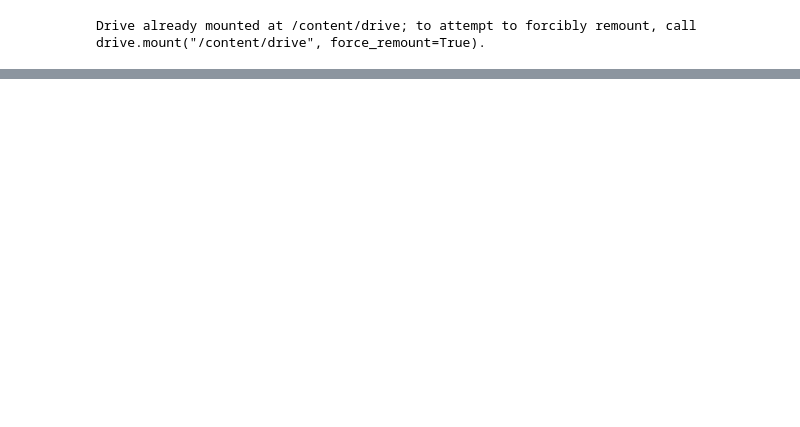
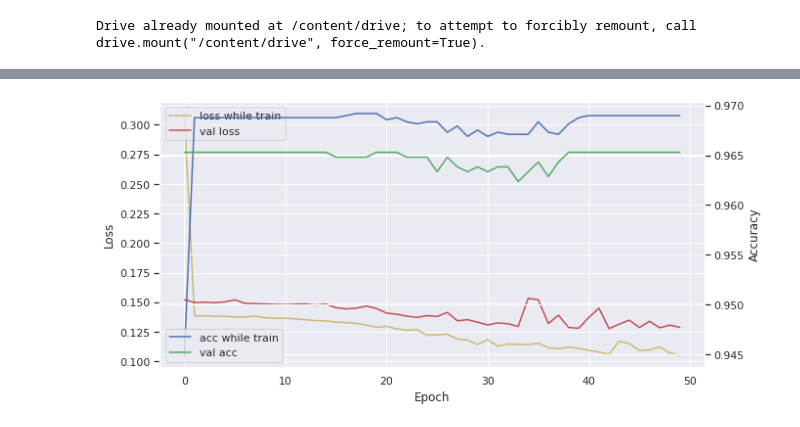
Before and after one commit to kdstheace/Project_FinancialAnalysis, a Jupyter notebook: Financial_analysis.ipynb, the cells around one changed output, grey strips where cells are left out. Drawn from its saved outputs; the diff is of its cells as text; code cells hidden in the pictures; blank space fills up the shorter version.

```diff
--- a/Financial_analysis.ipynb
+++ b/Financial_analysis.ipynb
@@ -166,5 +269,7 @@ labels=['nope', 'yes']
 # %%
-i=1277
-print(labels[np.argmax(y_test[i])])
-print(labels[np.argmax(pred[i])])
+#sample
+labels=['not_bankrupted', 'bankrupted']
+i=7
+print(i, "番目の会社の予測した結果: ", labels[np.argmax(y_test[i])])
+print(i, "番目の会社の実際結果: ", labels[np.argmax(pred[i])])
 # %% [output]
@@ -193,3 +278,7 @@ dtype: int64
-# %%
-pd.set_option('display.max_row', 100)
-pd.set_option('display.max_columns', 100)
+# %%
+#User Interface
+X_train, X_test, y_train, y_test = train_test_split(scaled_X, categorized_y, test_size=0.2, random_state=1)
+print(X_train.shape)
+display(X_train)
+X_train['ROA(B)_before_interest_and_depreciation_after_tax']
+X_train.columns
@@ -195,0 +317,63 @@ pd.set_option('display.max_columns', 100)
+# %%
+print('입력할 계정 개수: ')
+num = int(input())
+for i in range(num):
+  if i == 0:
+    print('excel을 보고', 1, '번째 계정의 인덱스를 입력하세요: ')
+    df1 = scaled_X[scaled_X.columns[int(input())]]
+    continue
+  print('excel을 보고', i+1, '번째 계정의 인덱스를 입력하세요: ')
+  factor = int(input())
+  df1 = pd.concat([df1, scaled_X[scaled_X.columns[factor]]], axis=1)
+print('집계된 데이터는 다음과 같습니다.')
+display(df1)
+print('해당 데이터로 학습을 시작하겠습니까? (0-Yes, 1-No)')
+answer = int(input())
+if answer == 0:
+  #데이터 스플릿
+  X_train, X_test, y_train, y_test = train_test_split(df1, categorized_y, test_size=0.3, random_state=1)
+
+  print(X_train.shape)
+  print(X_test.shape)
+  print(y_train.shape)
+  print(y_test.shape)
+  #모델설계
+  model = Sequential()
+  model.add(Dense(units=100, activation='relu', input_dim=num))
+  model.add(Dense(units=50, activation='relu'))
+  model.add(Dense(units=25, activation='relu'))
+  model.add(Dense(units=10, activation='relu'))
+  model.add(Dense(units=2, activation='sigmoid'))
+  print('예측 모델의 layer는 아래와 같습니다.')
+  model.summary()
+  #학습
+  print('예측 시작')
+  model.compile(optimizer='Adam', loss='binary_crossentropy', metrics=['accuracy'])
+  hist = model.fit(X_train, y_train, epochs=50, validation_data=(X_test, y_test), verbose=1)
+  #결과
+  print('결과')
+  scores = model.evaluate(X_test, y_test)
+  print("\n%s: %.2f%%" % (model.metrics_names[0], scores[0]*100))
+  print("\n%s: %.2f%%" % (model.metrics_names[1], scores[1]*100))
+  plt.rcParams['figure.figsize'] = (10, 5)
+  fig, loss_ax = plt.subplots()
+  acc_ax = loss_ax.twinx()
+
+
+  loss_ax.plot(hist.history['loss'], 'y', label='loss while train')
+  loss_ax.plot(hist.history['val_loss'], 'r', label='val loss')
+
+
+  acc_ax.plot(hist.history['accuracy'], 'b', label='acc while train')
+  acc_ax.plot(hist.history['val_accuracy'], 'g', label='val acc')
+
+  loss_ax.set_xlabel('Epoch')
+  loss_ax.set_ylabel('Loss')
+  acc_ax.set_ylabel('Accuracy')
+
+  loss_ax.legend(loc='upper left')
+  acc_ax.legend(loc='lower left')
+  print('モデル生成が進めていく時のLOSSとACCURACYの変化です。')
+  plt.show()
+print('완료')
+# %% [output]
@@ -195,0 +421 @@ pd.set_option('display.max_columns', 100)
+[figure, added]
```
Also changed, not shown: parts of 22 cells of this notebook.
